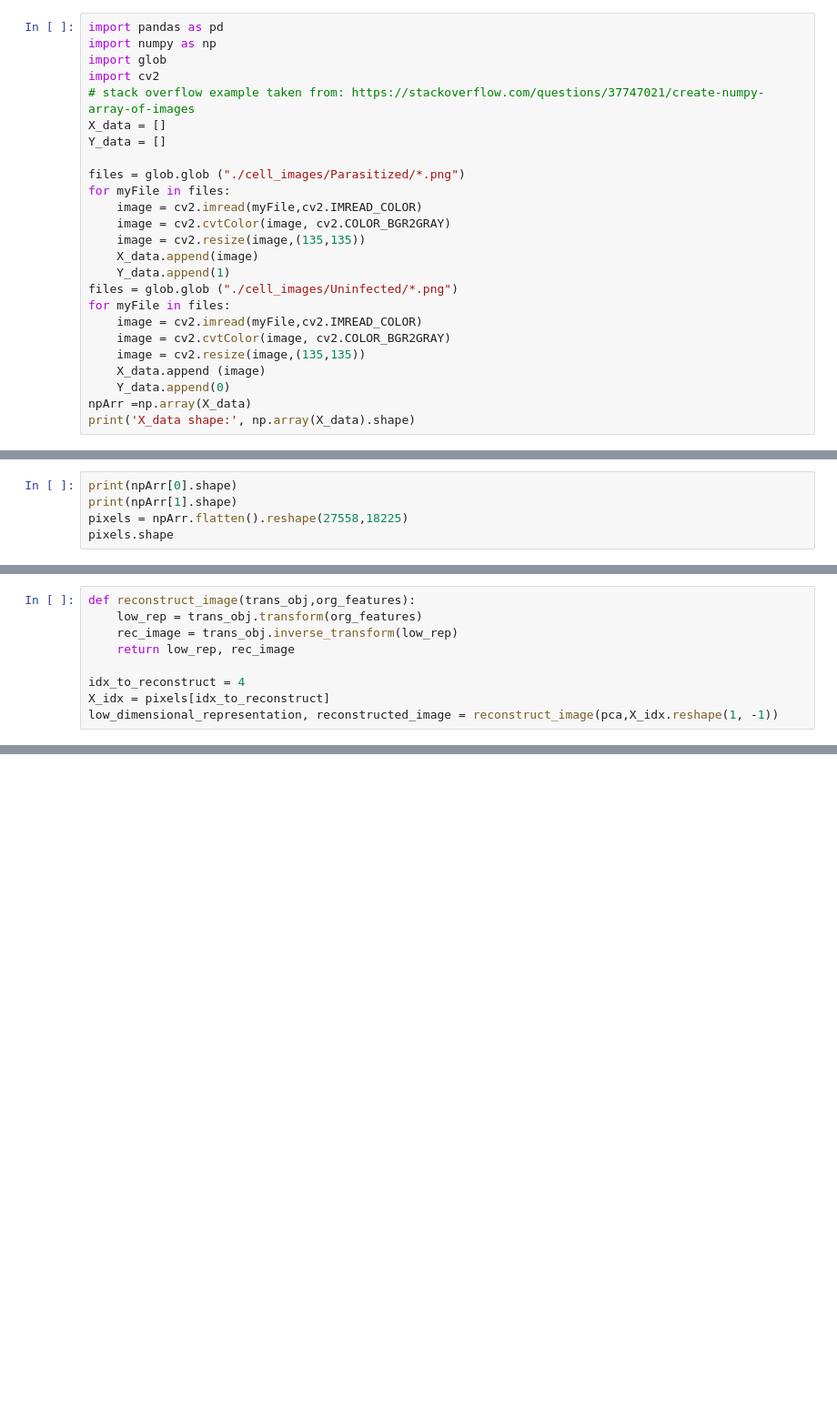
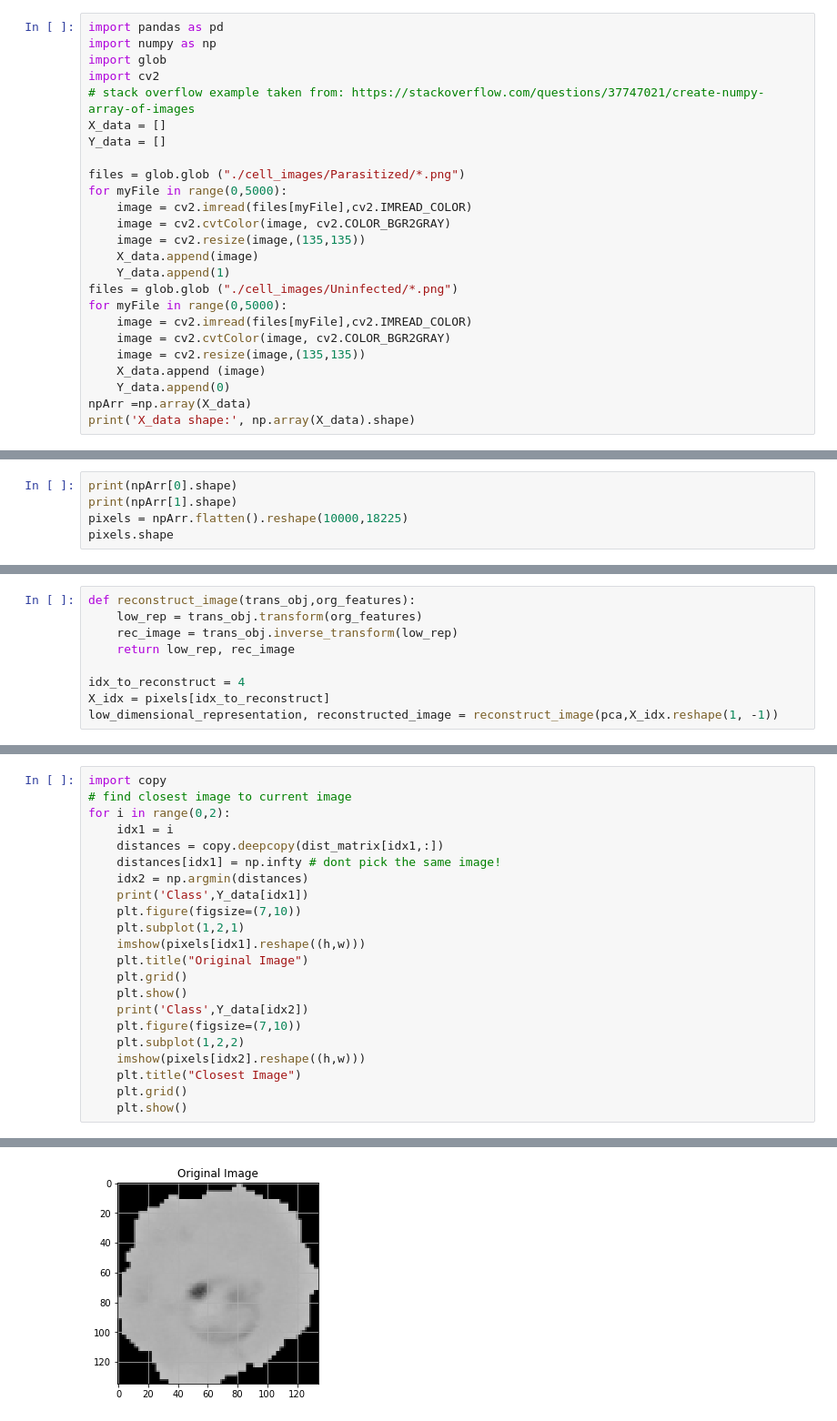
Before and after one commit to l1onh3art88/ml-lab2, a Jupyter notebook: lab2/Lab2.ipynb, the cells around one changed output, grey strips where cells are left out. Shown at 91% size. Cells and saved outputs as stored; diff of their text form; blank space fills up the shorter version.

```diff
--- a/lab2/Lab2.ipynb
+++ b/lab2/Lab2.ipynb
@@ -13,15 +13,15 @@ X_data = []
 Y_data = []
 
 files = glob.glob ("./cell_images/Parasitized/*.png")
-for myFile in files:
-    image = cv2.imread(myFile,cv2.IMREAD_COLOR)
+for myFile in range(0,5000):
+    image = cv2.imread(files[myFile],cv2.IMREAD_COLOR)
     image = cv2.cvtColor(image, cv2.COLOR_BGR2GRAY)
     image = cv2.resize(image,(135,135))
     X_data.append(image)
     Y_data.append(1)
 files = glob.glob ("./cell_images/Uninfected/*.png")
-for myFile in files:
-    image = cv2.imread(myFile,cv2.IMREAD_COLOR)
+for myFile in range(0,5000):
+    image = cv2.imread(files[myFile],cv2.IMREAD_COLOR)
     image = cv2.cvtColor(image, cv2.COLOR_BGR2GRAY)
     image = cv2.resize(image,(135,135))
     X_data.append (image)
@@ -35,7 +35,7 @@ X_data shape: (27558, 135, 135)
 # %%
 print(npArr[0].shape)
 print(npArr[1].shape)
-pixels = npArr.flatten().reshape(27558,18225)
+pixels = npArr.flatten().reshape(10000,18225)
 pixels.shape
 # %% [output]
 (135, 135)
@@ -143,0 +250,23 @@ plt.grid(False)
+# %%
+import copy
+# find closest image to current image
+for i in range(0,2):
+    idx1 = i
+    distances = copy.deepcopy(dist_matrix[idx1,:])
+    distances[idx1] = np.infty # dont pick the same image!
+    idx2 = np.argmin(distances)
+    print('Class',Y_data[idx1])
+    plt.figure(figsize=(7,10))
+    plt.subplot(1,2,1)
+    imshow(pixels[idx1].reshape((h,w)))
+    plt.title("Original Image")
+    plt.grid()
+    plt.show()
+    print('Class',Y_data[idx2])
+    plt.figure(figsize=(7,10))
+    plt.subplot(1,2,2)
+    imshow(pixels[idx2].reshape((h,w)))
+    plt.title("Closest Image")
+    plt.grid()
+    plt.show()
+# %% [output]
@@ -143,0 +274 @@ plt.grid(False)
+[figure, added]
```
Also changed, not shown: parts of 33 cells of this notebook.
